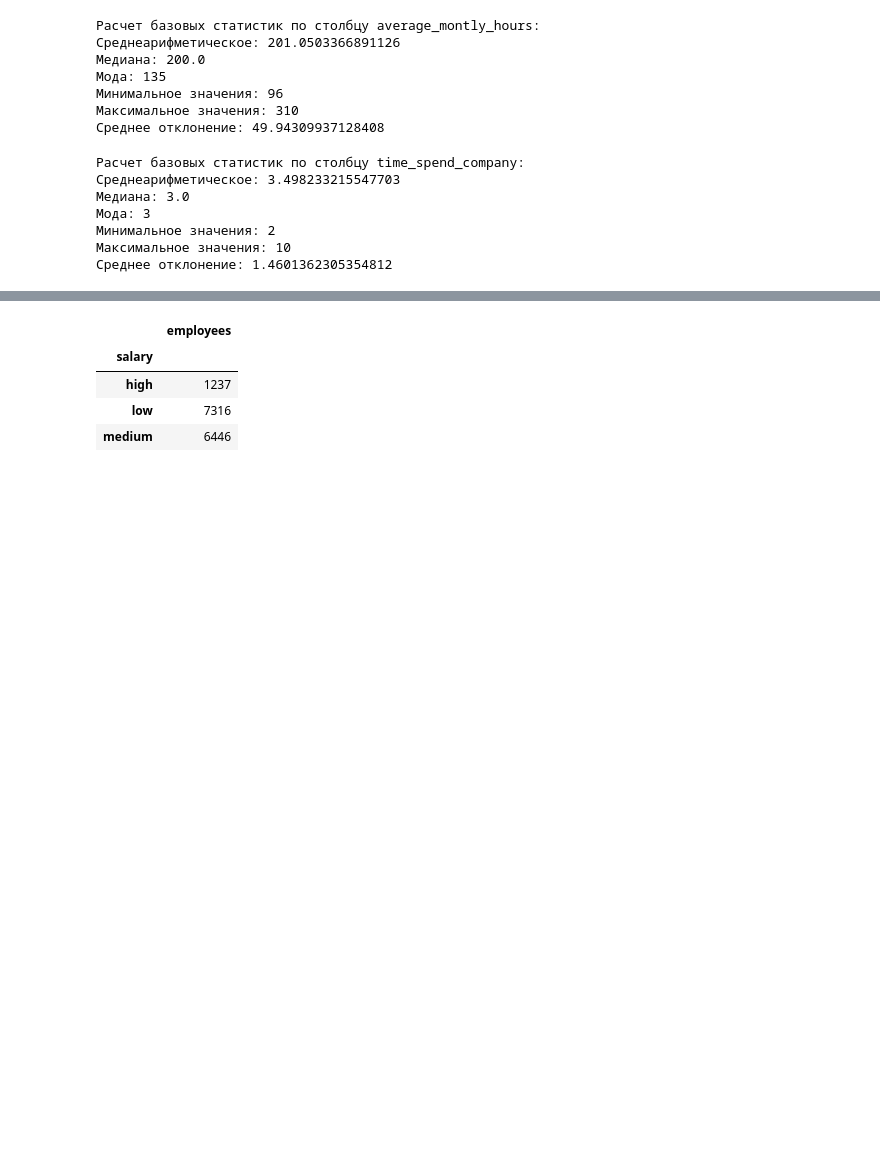
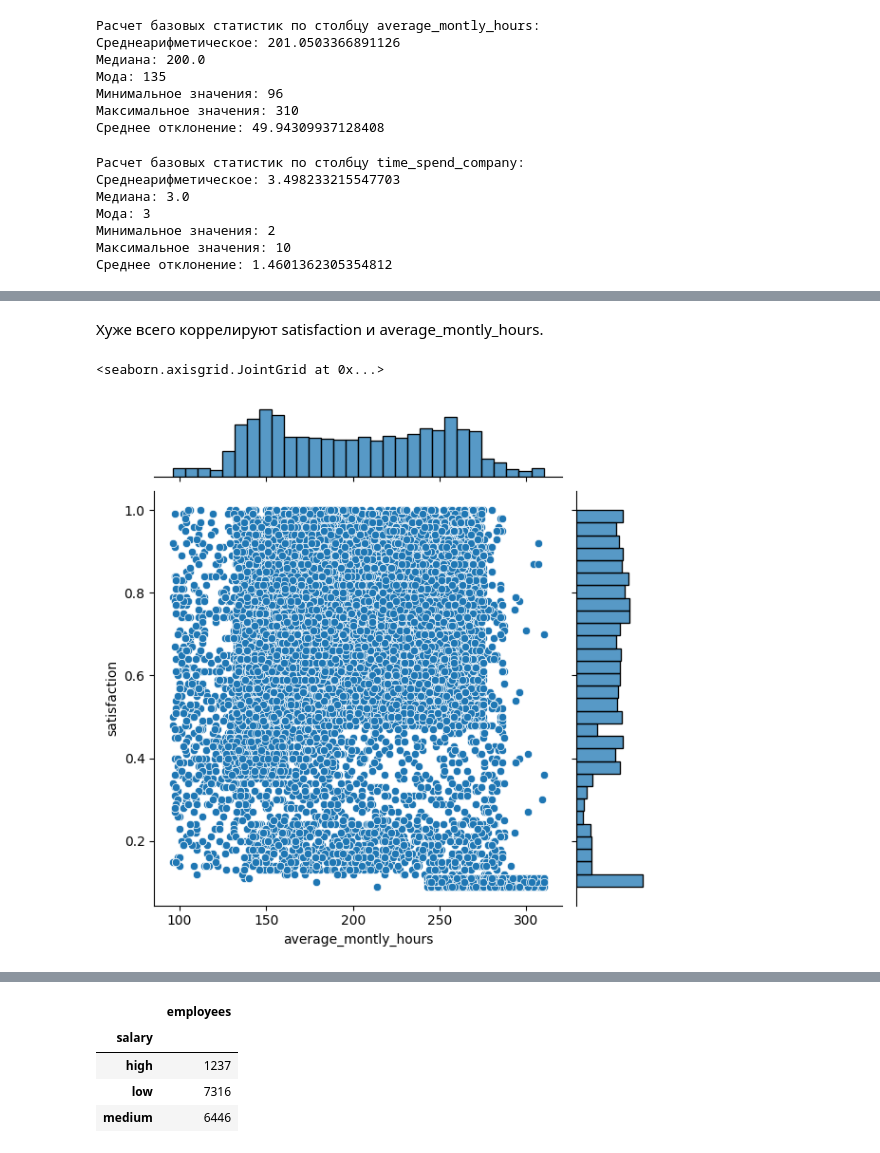
Before and after one commit to british2002/data_science, a Jupyter notebook: Итоговый_проект_Python_для_анализа_данных.ipynb, the cells around one changed output, grey strips where cells are left out. Cells and saved outputs as stored; diff of their text form; code cells hidden in the pictures; blank space fills up the shorter version.

```diff
--- a/Итоговый_проект_Python_для_анализа_данных.ipynb
+++ b/Итоговый_проект_Python_для_анализа_данных.ipynb
@@ -203 +240,8 @@ print(f'Среднее отклонение: {t_s_c_std}')
+# %% [markdown]
+Хуже всего коррелируют satisfaction и average_montly_hours.
+# %%
+sns.jointplot(x='average_montly_hours', y ='satisfaction', data=df2)
+# %% [output]
+<seaborn.axisgrid.JointGrid at 0x...>
+[figure, added]
 # %% [markdown]
```
Also changed, not shown: parts of 25 cells of this notebook.
